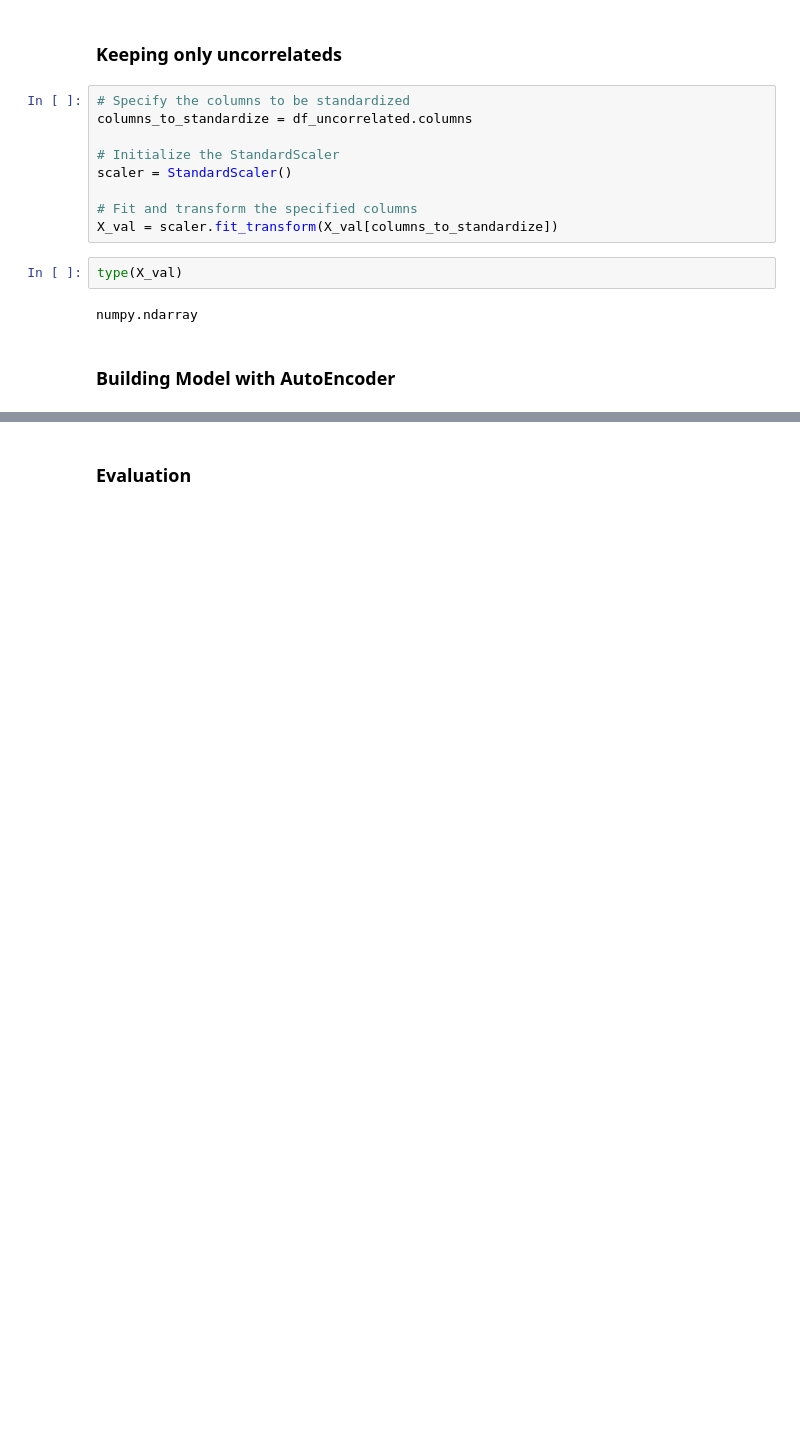
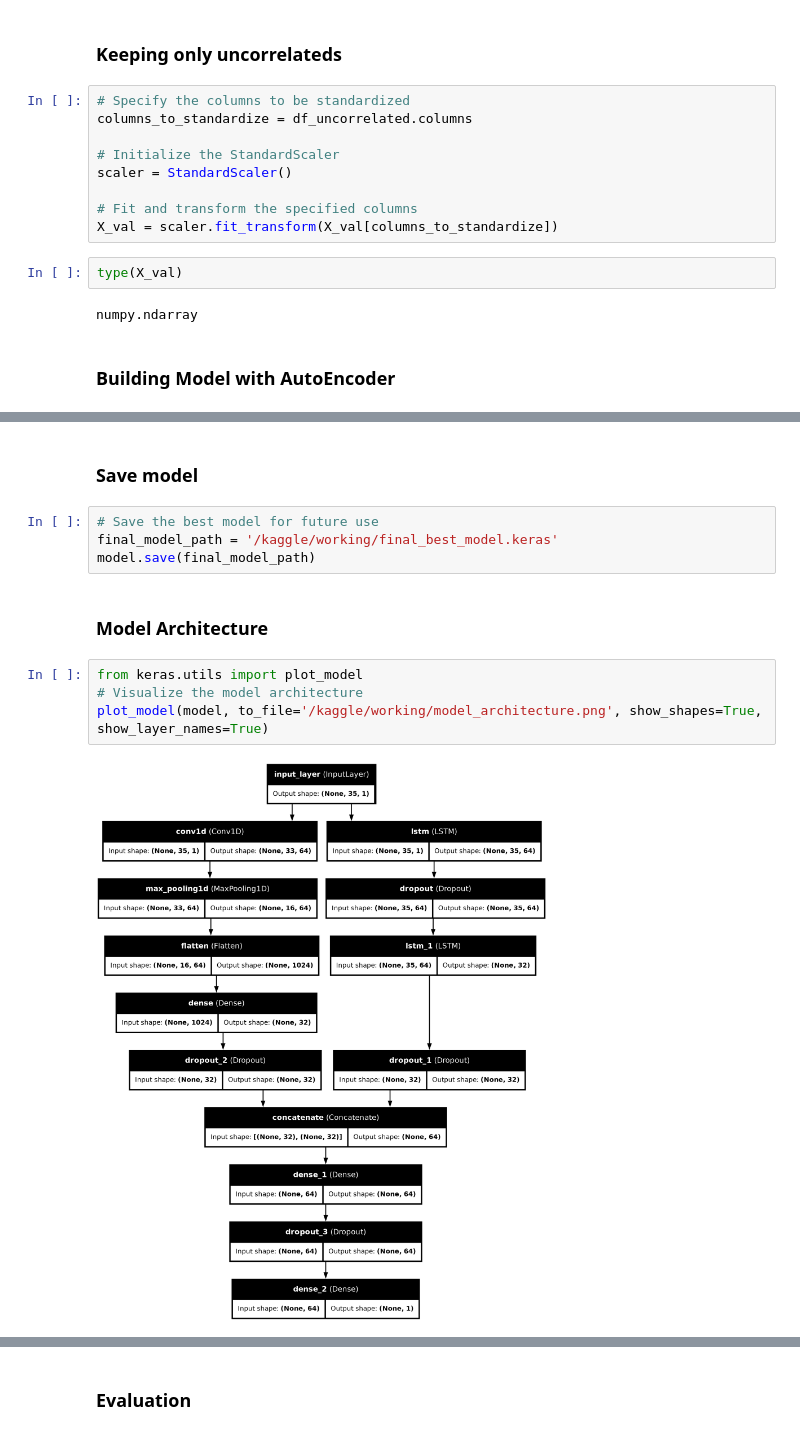
Before and after one commit to rakinplaban/APT_work, a Jupyter notebook: NSL-KDD/cnn_bilstm.ipynb, the cells around one changed output, grey strips where cells are left out. Cells and saved outputs as stored; diff of their text form; blank space fills up the shorter version.

Commit message:
Kaggle Notebook | apt_nslkdd | Version 3

```diff
--- a/NSL-KDD/cnn_bilstm.ipynb
+++ b/NSL-KDD/cnn_bilstm.ipynb
@@ -448,0 +449,14 @@ Epoch 20/20
+# %% [markdown]
+### Save model
+# %%
+# Save the best model for future use
+final_model_path = '/kaggle/working/final_best_model.keras'
+model.save(final_model_path)
+# %% [markdown]
+### Model Architecture
+# %%
+from keras.utils import plot_model
+# Visualize the model architecture
+plot_model(model, to_file='/kaggle/working/model_architecture.png', show_shapes=True, show_layer_names=True)
+# %% [output]
+[figure, added]
```
Also changed, not shown: parts of 3 cells of this notebook.
